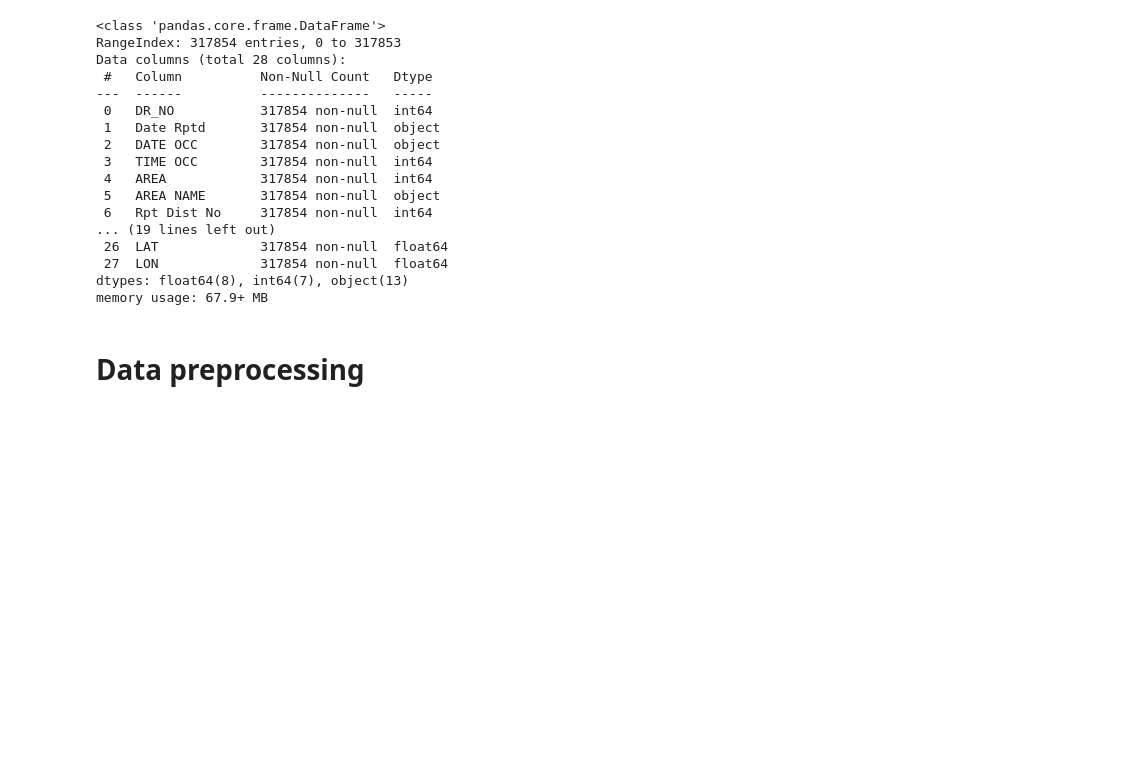
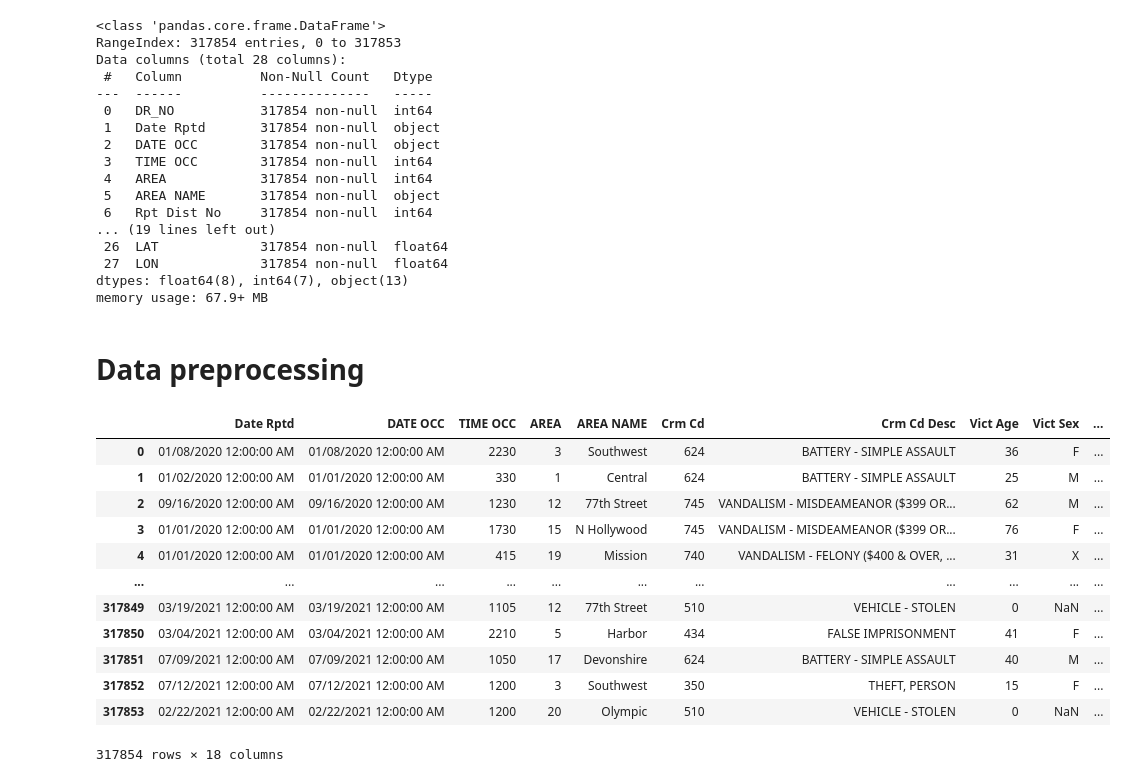
Before and after one commit to ImaneMdn/Los-Angeles-EDA, a Jupyter notebook: losangeles.ipynb, the cells around one changed output. Drawn from its saved outputs; the diff is of its cells as text; code cells hidden in the pictures; blank space fills up the shorter version.

```diff
--- a/losangeles.ipynb
+++ b/losangeles.ipynb
@@ -44,0 +43,18 @@ memory usage: 67.9+ MB
+# %%
+# Drop unecessary columns
+df.drop(['DR_NO','Rpt Dist No','Part 1-2','Mocodes','Cross Street','LOCATION','Crm Cd 1','Crm Cd 2','Crm Cd 3','Crm Cd 4'], axis=1,inplace=True)
+df
+# %% [output]
+|  | Date Rptd | DATE OCC | TIME OCC | AREA | AREA NAME | Crm Cd | Crm Cd Desc | Vict Age | Vict Sex | ... |
+| 0 | 01/08/2020 12:00:00 AM | 01/08/2020 12:00:00 AM | 2230 | 3 | Southwest | 624 | BATTERY - SIMPLE ASSAULT | 36 | F | ... |
+| 1 | 01/02/2020 12:00:00 AM | 01/01/2020 12:00:00 AM | 330 | 1 | Central | 624 | BATTERY - SIMPLE ASSAULT | 25 | M | ... |
+| 2 | 09/16/2020 12:00:00 AM | 09/16/2020 12:00:00 AM | 1230 | 12 | 77th Street | 745 | VANDALISM - MISDEAMEANOR ($399 OR... | 62 | M | ... |
+| 3 | 01/01/2020 12:00:00 AM | 01/01/2020 12:00:00 AM | 1730 | 15 | N Hollywood | 745 | VANDALISM - MISDEAMEANOR ($399 OR... | 76 | F | ... |
+| 4 | 01/01/2020 12:00:00 AM | 01/01/2020 12:00:00 AM | 415 | 19 | Mission | 740 | VANDALISM - FELONY ($400 & OVER, ... | 31 | X | ... |
+| ... | ... | ... | ... | ... | ... | ... | ... | ... | ... | ... |
+| 317849 | 03/19/2021 12:00:00 AM | 03/19/2021 12:00:00 AM | 1105 | 12 | 77th Street | 510 | VEHICLE - STOLEN | 0 | NaN | ... |
+| 317850 | 03/04/2021 12:00:00 AM | 03/04/2021 12:00:00 AM | 2210 | 5 | Harbor | 434 | FALSE IMPRISONMENT | 41 | F | ... |
+| 317851 | 07/09/2021 12:00:00 AM | 07/09/2021 12:00:00 AM | 1050 | 17 | Devonshire | 624 | BATTERY - SIMPLE ASSAULT | 40 | M | ... |
+| 317852 | 07/12/2021 12:00:00 AM | 07/12/2021 12:00:00 AM | 1200 | 3 | Southwest | 350 | THEFT, PERSON | 15 | F | ... |
+| 317853 | 02/22/2021 12:00:00 AM | 02/22/2021 12:00:00 AM | 1200 | 20 | Olympic | 510 | VEHICLE - STOLEN | 0 | NaN | ... |
+317854 rows × 18 columns
```
Also changed, not shown: parts of 9 cells of this notebook.
